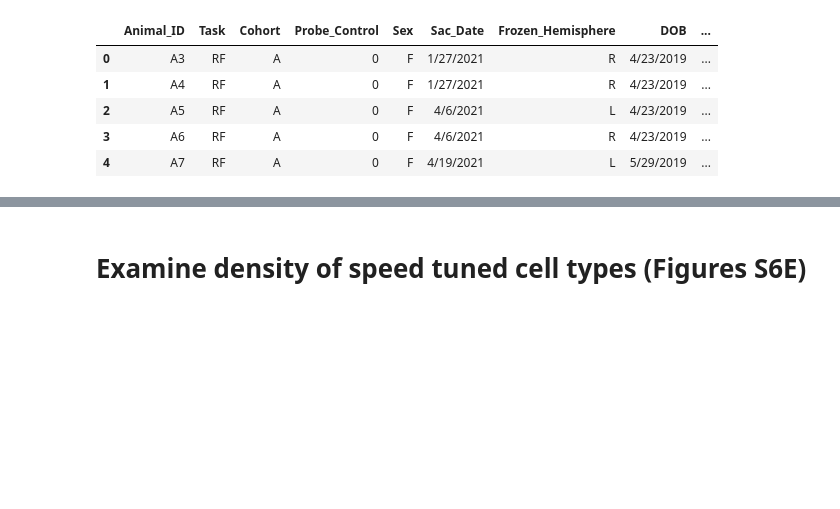
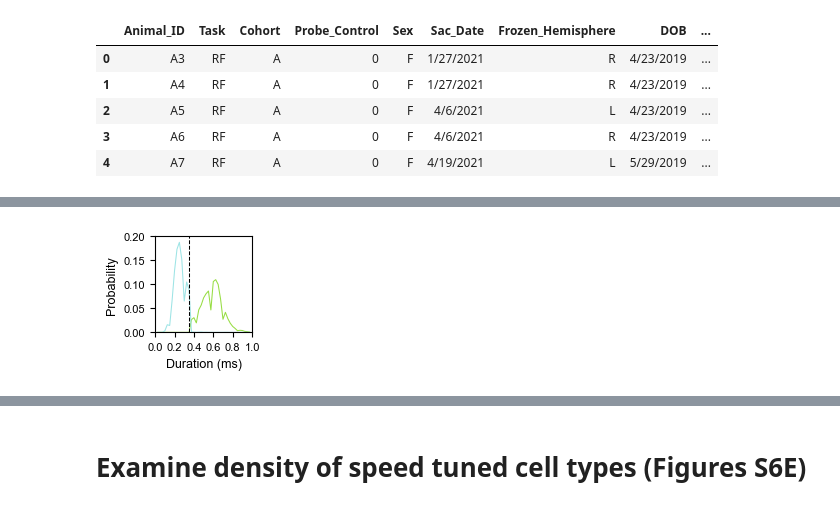
Before and after one commit to GiocomoLab/Herber2024, a Jupyter notebook: Figure S6.ipynb, the cells around one changed output, grey strips where cells are left out. Saved outputs shown, nothing was run; the diff lists cells and outputs as text; code cells hidden in the pictures; blank space fills up the shorter version.

Commit message:
Figure S6A-D plots & stats

```diff
--- a/Figure S6.ipynb
+++ b/Figure S6.ipynb
@@ -351,0 +402,85 @@ label_mice = ['Y2','Y3','Y4','Y11','Y16','Y17','Y18','Y19','Y9', 'Y20', 'Y21', '
+# %%
+''' For putative interneurons vs. excitatory cells, plot distribution of waveform durations & peak/trough ratios (Figure S6B/C) '''
+save_folder = 'C:/Users/Python/Desktop/LocalData/intnspeedcells/'
+
+colors = ['#9DE4E5','#97DD43']
+
+#STATS
+print('\nn EXC cells, IN cells: ')
+print(len(duratione), len(durationi))
+
+#duration EXC vs. IN
+print('\nmean, sem excitatory cell waveform duration:')
+print(np.nanmean(duratione), stats.sem(duratione, nan_policy = 'omit'))
+print('mean, sem IN cell waveform duration:')
+print(np.nanmean(durationi), stats.sem(durationi, nan_policy = 'omit'))
+stat, p_diff = stats.ranksums(duratione, durationi)
+print('stat = '+ str(stat))
+print('p_cells = ' + str(p_diff))
+
+# Figure S6b
+fig, ax = plt.subplots(figsize = (1.25,1.25))
+bins = np.arange(0,1,0.025)
+
+#excitatory cells
+bscore, bin_edges = np.histogram(duratione, bins = bins)
+pdf = bscore / sum(bscore)
+
+ax.plot(bin_edges[1:], pdf, linewidth = 0.75, color = colors[1])
+
+#inhibitory cells
+score, bin_edges = np.histogram(durationi, bins = bins)
+pdf = score / sum(score)
+
+ax.plot(bin_edges[1:], pdf, linewidth = 0.75, color = colors[0])
+
+#format plot
+ax.set_ylabel('Probability', fontsize = 9)
+ax.set_xlabel('Duration (ms)', fontsize = 9)
+ax.set_xlim([0,1])
+ax.set_xticks([0,0.2,0.4,0.6,0.8,1])
+ax.set_ylim([0,0.2])
+ax.tick_params(labelsize = 8)
+ax.vlines(0.35,0,ax.get_ylim()[1],linewidth = 0.75, color = 'k', linestyles = '--')
+
+#plt.savefig(save_folder + 'waveformduration.png', dpi=400, bbox_inches='tight')
+#plt.savefig(save_folder + 'waveformduration.svg', dpi=400, bbox_inches='tight')
+plt.show()
+
+#STATS
+#PTR EXC vs. IN
+print('\nmean, sem excitatory cell waveform PTR:')
+print(np.nanmean(PTRe), stats.sem(PTRe, nan_policy = 'omit'))
+print('mean, sem IN waveform PTR:')
+print(np.nanmean(PTRi), stats.sem(PTRi, nan_policy = 'omit'))
+stat, p_diff = stats.ranksums(PTRe, PTRi)
+print('stat = '+ str(stat))
+print('p_cells = ' + str(p_diff))
+
+# Plot Figure S6c
+fig, ax = plt.subplots(figsize = (1.25,1.25))
+bins = np.arange(0,1.5,0.025)
+
+#excitatory cells
+bscore, bin_edges = np.histogram(PTRe, bins = bins)
+pdf = bscore / sum(bscore)
+
+ax.plot(bin_edges[1:], pdf, linewidth = 0.75, color = colors[1])
+
+#inhibitory cells
+score, bin_edges = np.histogram(PTRi, bins = bins)
+pdf = score / sum(score)
+
+ax.plot(bin_edges[1:], pdf, linewidth = 0.75, color = colors[0])
+
+#format plot
+ax.set_ylabel('Probability', fontsize = 9)
+ax.set_xlabel('Peak:Trough', fontsize = 9)
+ax.set_xlim([0,1.5])
+ax.set_xticks([0,0.5,1.0,1.5])
+ax.set_ylim([0,0.15])
+ax.tick_params(labelsize = 8)
+#plt.savefig(save_folder + 'waveformPTR.png', dpi=400, bbox_inches='tight')
+#plt.savefig(save_folder + 'waveformPTR.svg', dpi=400, bbox_inches='tight')
+plt.show()
+# %% [output]
@@ -351,0 +496 @@ label_mice = ['Y2','Y3','Y4','Y11','Y16','Y17','Y18','Y19','Y9', 'Y20', 'Y21', '
+[figure, added]
```
Also changed, not shown: parts of 19 cells of this notebook.
